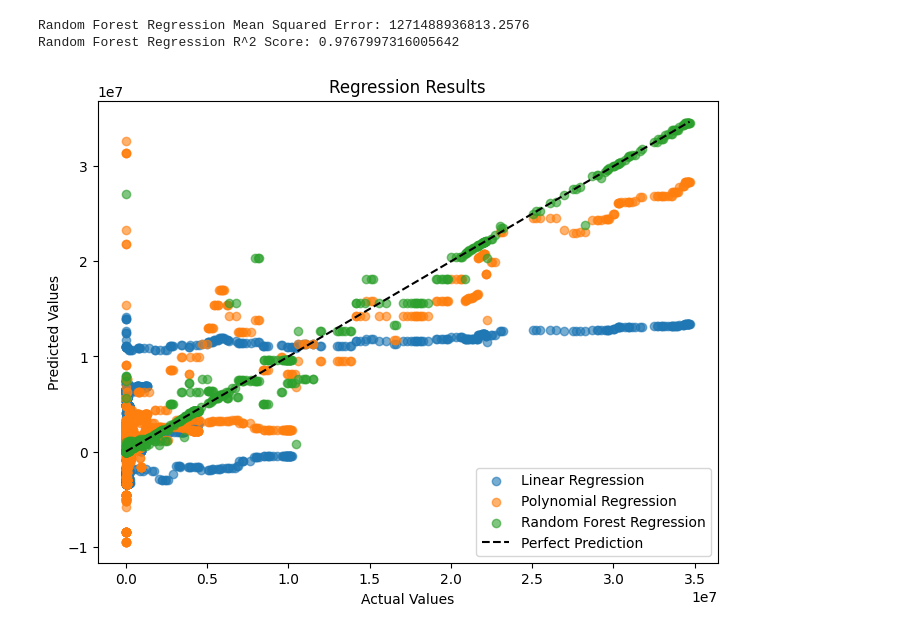
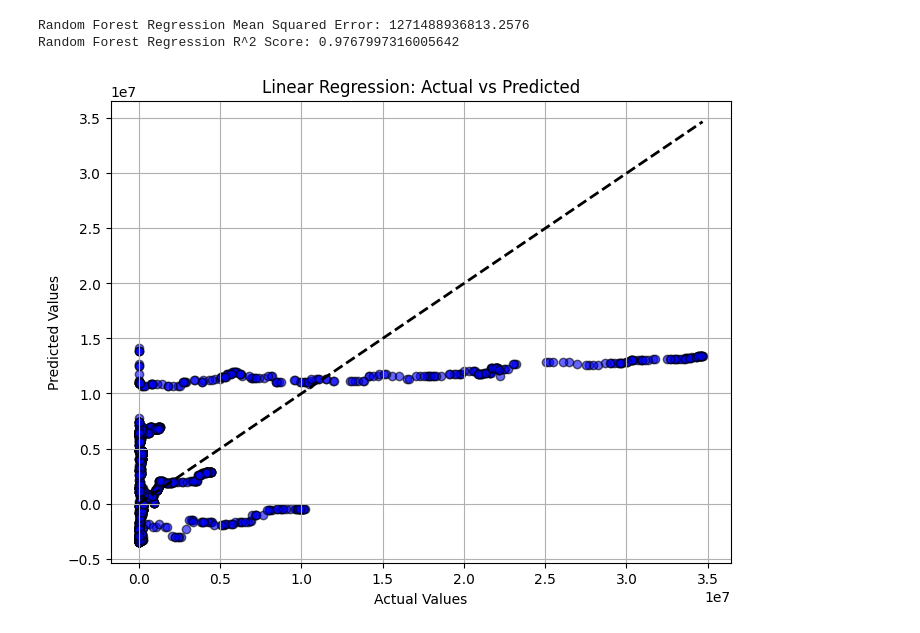
Before and after one commit to jayaasuthersen/EDA_DA, a Jupyter notebook: 21BDS0126_JayaaSuthersen.ipynb, the cells around one changed output. Drawn from its saved outputs; the diff is of its cells as text; code cells hidden in the pictures.

```diff
--- a/21BDS0126_JayaaSuthersen.ipynb
+++ b/21BDS0126_JayaaSuthersen.ipynb
@@ -471,19 +471,26 @@ print("Random Forest Regression R^2 Score:", r2_score(y_test, y_pred_rf))
 # %% [output]
 Random Forest Regression Mean Squared Error: 1271488936813.2576
 Random Forest Regression R^2 Score: 0.9767997316005642
+# %%
+# Linear Regression Predictions
+y_pred_linear = lin_reg.predict(X_test)
+
+# Polynomial Regression Predictions
+y_pred_poly = poly_reg.predict(X_test)
+
+# Random Forest Regression Predictions
+y_pred_rf = rf_reg.predict(X_test)
 # %%
 import matplotlib.pyplot as plt
 
-# Plot actual vs predicted values
+# Linear Regression
 plt.figure(figsize=(8, 6))
-plt.scatter(y_test, y_pred, label="Linear Regression", alpha=0.6)
-plt.scatter(y_test, y_pred_poly, label="Polynomial Regression", alpha=0.6)
-plt.scatter(y_test, y_pred_rf, label="Random Forest Regression", alpha=0.6)
-plt.plot([y_test.min(), y_test.max()], [y_test.min(), y_test.max()], 'k--', label="Perfect Prediction")
+plt.scatter(y_test, y_pred_linear, color='blue', alpha=0.6, edgecolors='k')
+plt.plot([y_test.min(), y_test.max()], [y_test.min(), y_test.max()], 'k--', linewidth=2)
+plt.title("Linear Regression: Actual vs Predicted")
 plt.xlabel("Actual Values")
 plt.ylabel("Predicted Values")
-plt.legend()
-plt.title("Regression Results")
+plt.grid(True)
 plt.show()
 # %% [output]
-[figure, old version]
+[figure, new version]
```
Also changed, not shown: parts of 7 cells of this notebook.
